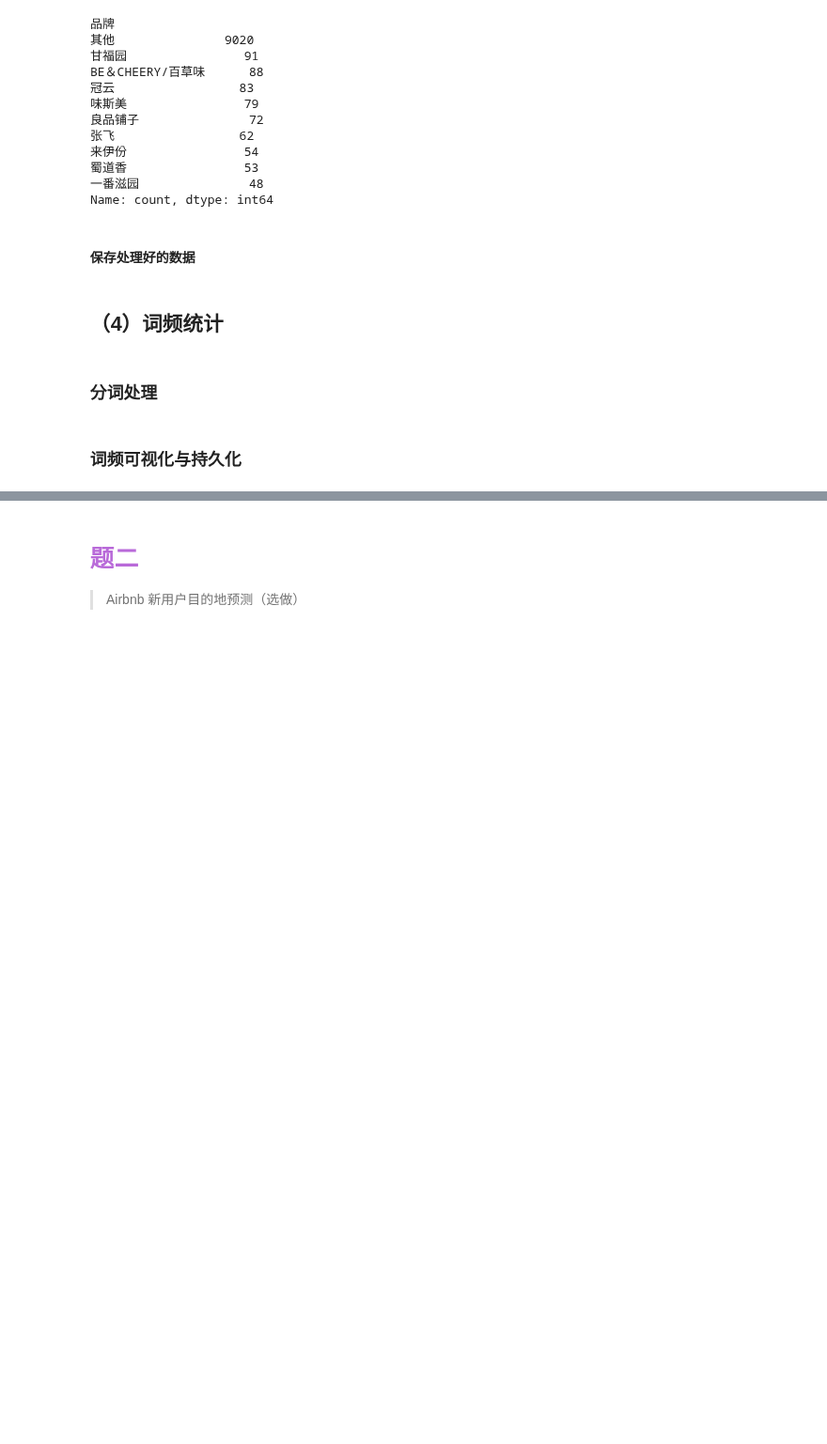
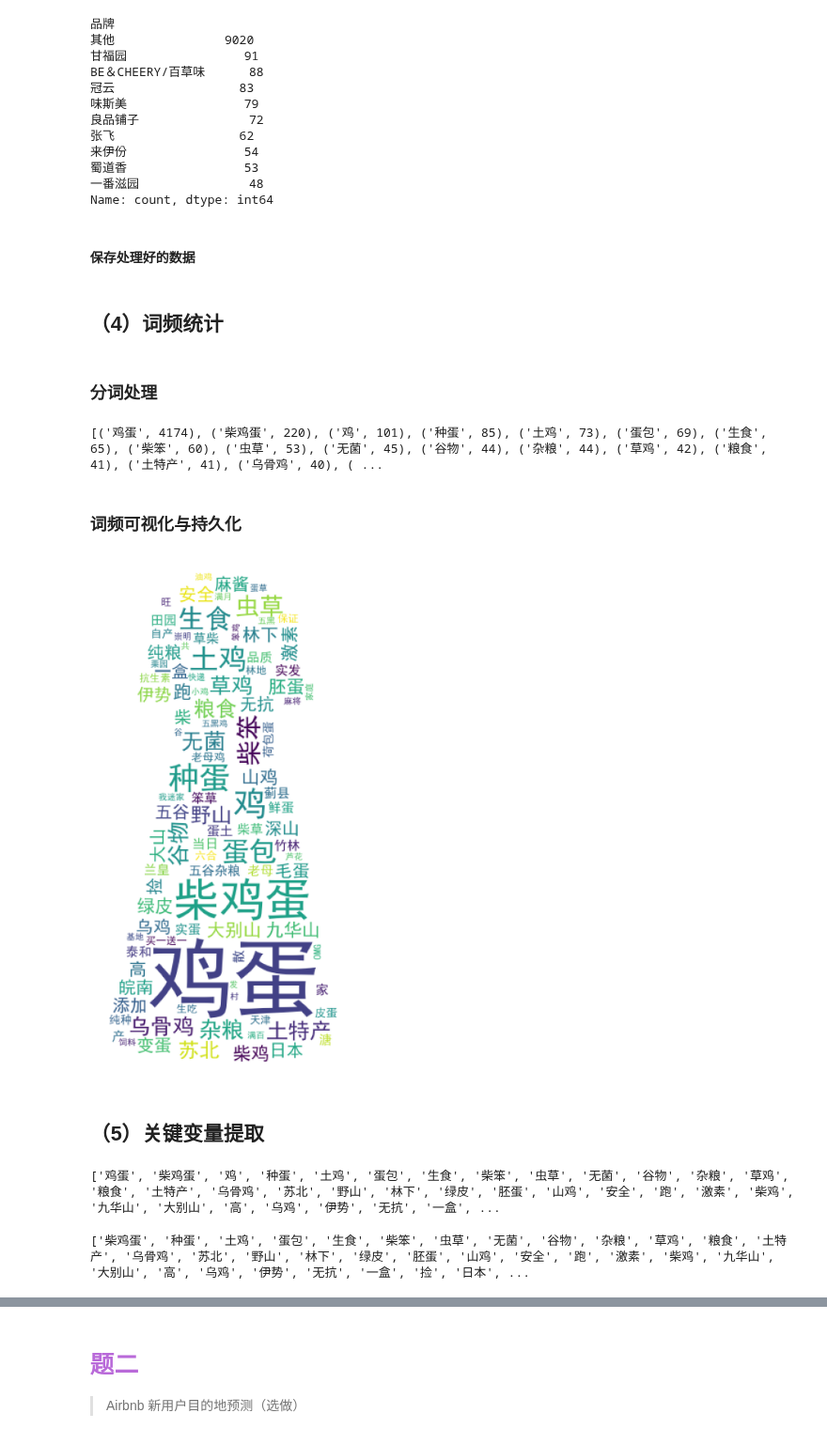
Before and after one commit to Soltus/learn-python-BI, a Jupyter notebook: lesson2/作业/4/index.ipynb, the cells around one changed output, grey strips where cells are left out. Shown at 94% size. Cells and saved outputs as stored; diff of their text form; code cells hidden in the pictures; blank space fills up the shorter version.

```diff
--- a/lesson2/作业/4/index.ipynb
+++ b/lesson2/作业/4/index.ipynb
@@ -557,7 +541,43 @@ egg_data = data_all[data_all["商品名"] == "鸡蛋"]
 egg_data.to_csv('./save_data_egg.csv',header=True,index=False)
 # %% [markdown]
 <h2>（4）词频统计</h2>
+# %%
+data = pd.read_csv('./save_data_egg.csv')
 # %% [markdown]
 <h3>分词处理</h3>
+# %%
+allWords =''
+for i in range(len(data)):
+    allWords = allWords + ' '+ data['标题'][i] + ' '
+
+m = ChineseSegmentation(allWords, '../data/1.1/stopwords.txt', '../data/1.1/蛋名称.txt')
+wordNum = m.word_frequency()[:100]
+print(wordNum)
+# %% [output]
+[('鸡蛋', 4174), ('柴鸡蛋', 220), ('鸡', 101), ('种蛋', 85), ('土鸡', 73), ('蛋包', 69), ('生食', 65), ('柴笨', 60), ('虫草', 53), ('无菌', 45), ('谷物', 44), ('杂粮', 44), ('草鸡', 42), ('粮食', 41), ('土特产', 41), ('乌骨鸡', 40), ( ...
 # %% [markdown]
 <h3>词频可视化与持久化</h3>
+# %%
+import numpy as np # numpy数据处理库
+import wordcloud # 词云展示库
+from PIL import Image # 图像处理库
+import matplotlib.pyplot as plt # 图像展示库
+
+# 词频展示
+mask = np.array(Image.open('../data/4.1/wordcloud.png')) # 定义词频背景
+wc = wordcloud.WordCloud(
+    font_path='C:/Windows/Fonts/simhei.ttf', # 设置字体格式
+    background_color="white",
+    mask=mask, # 设置背景图
+    max_words=200, # 最多显示词数
+    max_font_size=100 # 字体最大值
+)
+words = dict(wordNum)
+wc.generate_from_frequencies(words) # 从字典生成词云
+image_colors = wordcloud.ImageColorGenerator(mask) # 从背景图建立颜色方案
+plt.rcParams['figure.dpi'] = 186  # 修改dpi
+plt.imshow(wc) # 显示词云
+plt.axis('off') # 关闭坐标轴
+plt.show() # 显示图像
+# %% [output]
+[figure, added]
@@ -563,0 +588,2 @@ egg_data.to_csv('./save_data_egg.csv',header=True,index=False)
+# %% [markdown]
+<h2>（5）关键变量提取</h2>
@@ -563,0 +592,15 @@ egg_data.to_csv('./save_data_egg.csv',header=True,index=False)
+# %%
+wordNum = pd.read_csv('./wordNum.csv')
+keyWord = []
+for i in range(58):
+    keyWord.append(wordNum['关键词'][i])
+print(keyWord)
+# %% [output]
+['鸡蛋', '柴鸡蛋', '鸡', '种蛋', '土鸡', '蛋包', '生食', '柴笨', '虫草', '无菌', '谷物', '杂粮', '草鸡', '粮食', '土特产', '乌骨鸡', '苏北', '野山', '林下', '绿皮', '胚蛋', '山鸡', '安全', '跑', '激素', '柴鸡', '九华山', '大别山', '高', '乌鸡', '伊势', '无抗', '一盒', ...
+# %%
+# 移除无意义的部分
+for i in ['鸡蛋','鸡', '添加','实发']:
+    keyWord.remove(i)
+print(keyWord)
+# %% [output]
+['柴鸡蛋', '种蛋', '土鸡', '蛋包', '生食', '柴笨', '虫草', '无菌', '谷物', '杂粮', '草鸡', '粮食', '土特产', '乌骨鸡', '苏北', '野山', '林下', '绿皮', '胚蛋', '山鸡', '安全', '跑', '激素', '柴鸡', '九华山', '大别山', '高', '乌鸡', '伊势', '无抗', '一盒', '捡', '日本', ...
```
Also changed, not shown: parts of 23 cells of this notebook, 7 other files.
